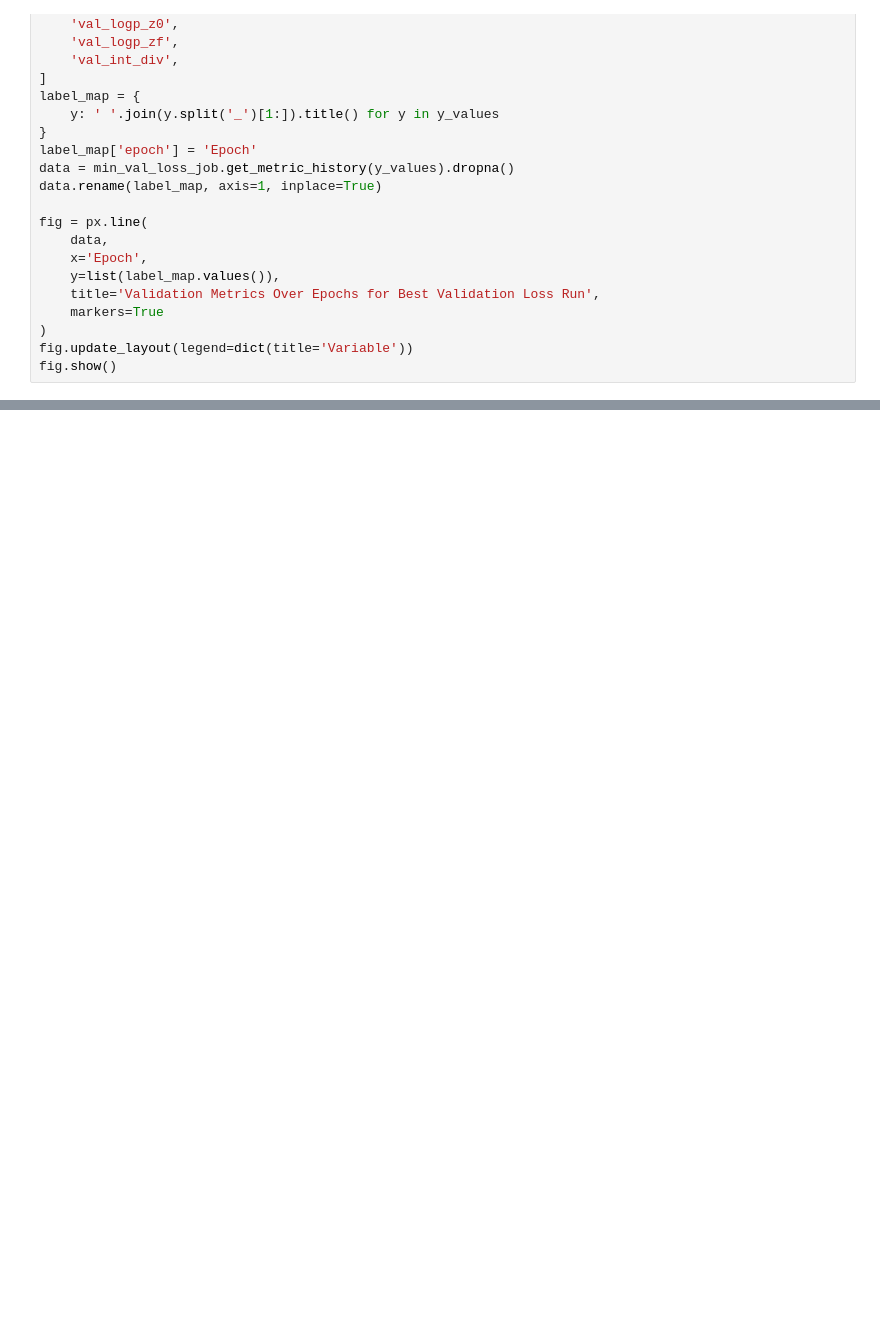
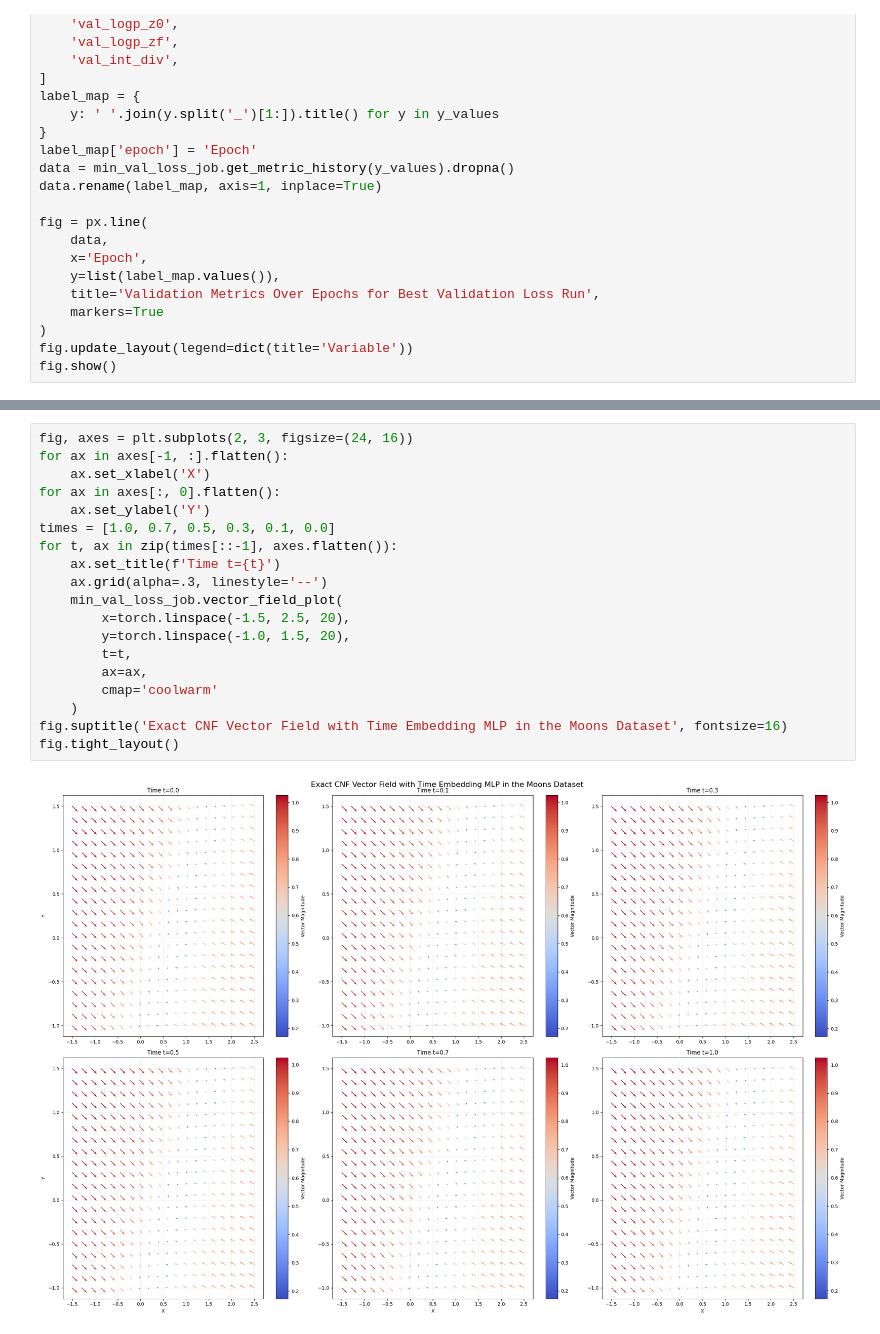
Before and after one commit to lucasbanunes/even-flow-pearl-jam.mp3, a Jupyter notebook: cnf_deep_dive.ipynb, the cells around one changed output, grey strips where cells are left out. Drawn from its saved outputs; the diff is of its cells as text; blank space fills up the shorter version.

Commit message:
Updates torch based CNF for testing

```diff
--- a/cnf_deep_dive.ipynb
+++ b/cnf_deep_dive.ipynb
@@ -203,0 +238,21 @@ fig.show()
+# %%
+fig, axes = plt.subplots(2, 3, figsize=(24, 16))
+for ax in axes[-1, :].flatten():
+    ax.set_xlabel('X')
+for ax in axes[:, 0].flatten():
+    ax.set_ylabel('Y')
+times = [1.0, 0.7, 0.5, 0.3, 0.1, 0.0]
+for t, ax in zip(times[::-1], axes.flatten()):
+    ax.set_title(f'Time t={t}')
+    ax.grid(alpha=.3, linestyle='--')
+    min_val_loss_job.vector_field_plot(
+        x=torch.linspace(-1.5, 2.5, 20),
+        y=torch.linspace(-1.0, 1.5, 20),
+        t=t,
+        ax=ax,
+        cmap='coolwarm'
+    )
+fig.suptitle('Exact CNF Vector Field with Time Embedding MLP in the Moons Dataset', fontsize=16)
+fig.tight_layout()
+# %% [output]
+[figure, added]
```
Also changed, not shown: parts of 4 cells of this notebook, 5 other files.
